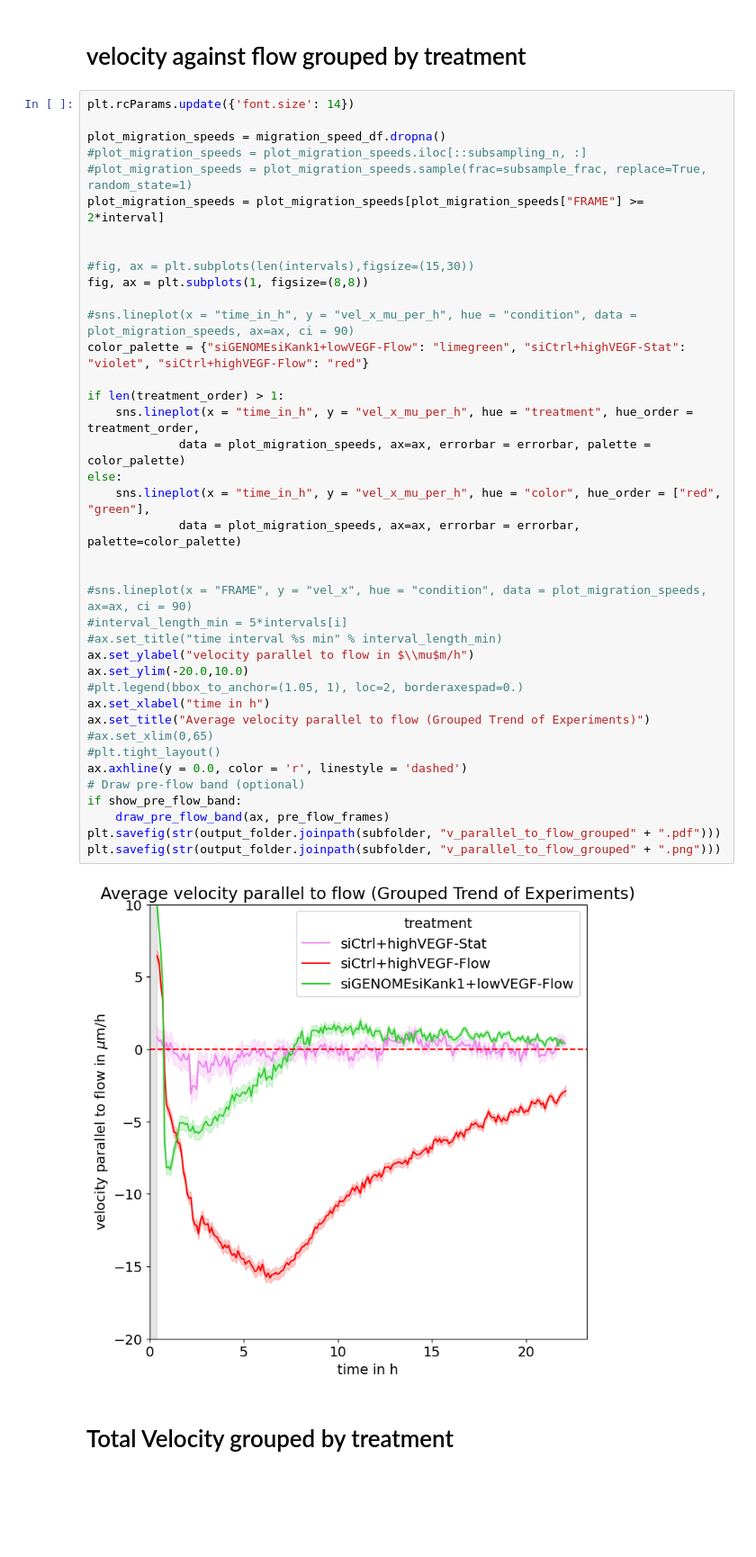
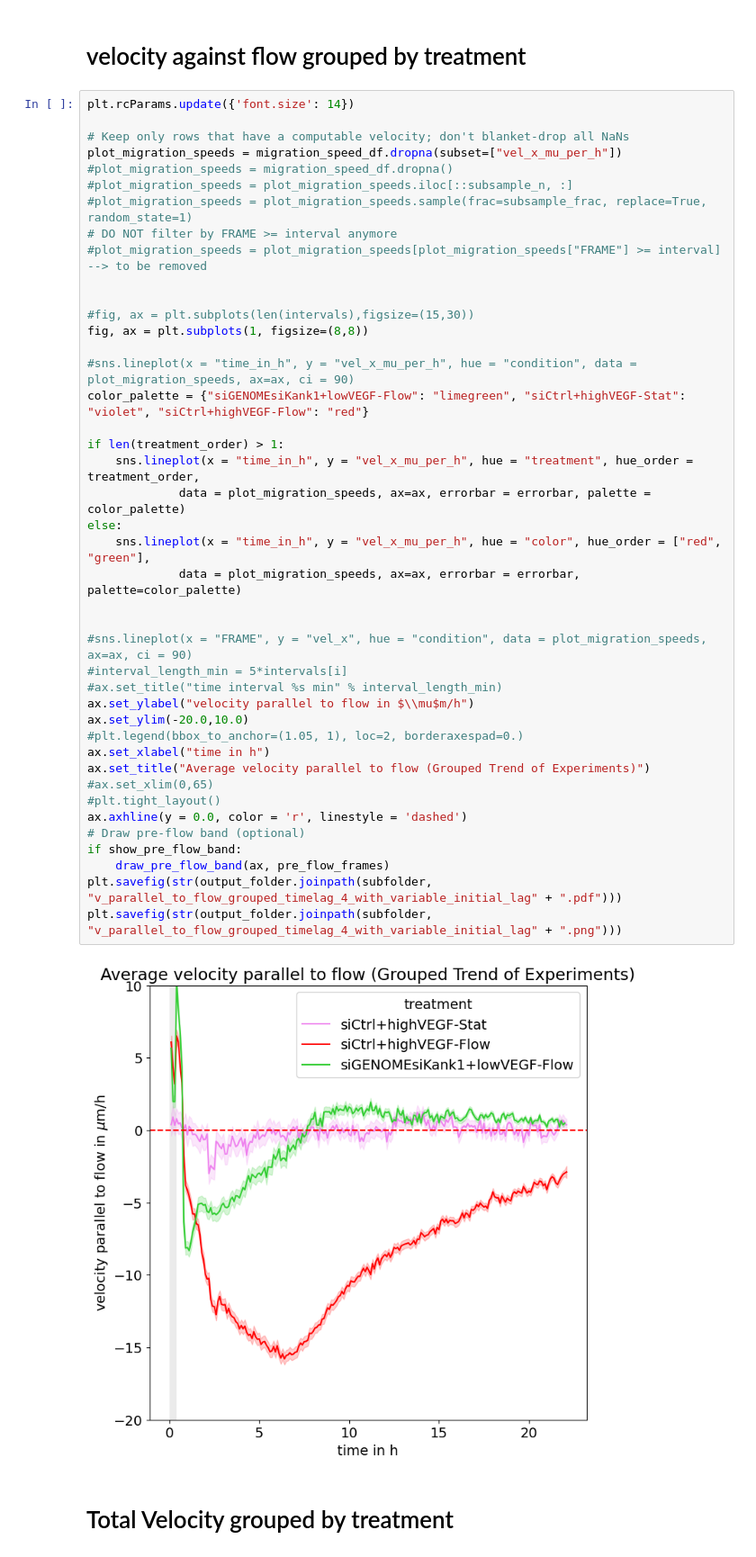
Before and after one commit to Phusiongreen/ec-tracking-analysis_2025, a Jupyter notebook: notebooks/06_Plot_Migration_Speeds.ipynb, the cells around one changed output. Shown at 90% size. Drawn from its saved outputs; the diff is of its cells as text; blank space fills up the shorter version.

Commit message:
WIP Refactor
Speeds: add variable initial lag, mask invalid dt, add time_from_start_h & lag_used; rm fillna(0) ok

```diff
--- a/notebooks/06_Plot_Migration_Speeds.ipynb
+++ b/notebooks/06_Plot_Migration_Speeds.ipynb
@@ -443,44 +448,47 @@ plot_migration_speeds (3422517, 20)
 # %%
 plt.rcParams.update({'font.size': 14})
 
-plot_migration_speeds = migration_speed_df.dropna()
-#plot_migration_speeds = plot_migration_speeds.iloc[::subsampling_n, :]
+# Keep only rows that have a computable velocity; don't blanket-drop all NaNs
+plot_migration_speeds = migration_speed_df.dropna(subset=["vel_x_mu_per_h"])
+#plot_migration_speeds = migration_speed_df.dropna()
+#plot_migration_speeds = plot_migration_speeds.iloc[::subsample_n, :]
 #plot_migration_speeds = plot_migration_speeds.sample(frac=subsample_frac, replace=True, random_state=1)
-plot_migration_speeds = plot_migration_speeds[plot_migration_speeds["FRAME"] >= 2*interval]
+# DO NOT filter by FRAME >= interval anymore
+#plot_migration_speeds = plot_migration_speeds[plot_migration_speeds["FRAME"] >= interval] --> to be removed
 
 
 #fig, ax = plt.subplots(len(intervals),figsize=(15,30))
 fig, ax = plt.subplots(1, figsize=(8,8))
 
 #sns.lineplot(x = "time_in_h", y = "vel_x_mu_per_h", hue = "condition", data = plot_migration_speeds, ax=ax, ci = 90)
 color_palette = {"siGENOMEsiKank1+lowVEGF-Flow": "limegreen", "siCtrl+highVEGF-Stat": "violet", "siCtrl+highVEGF-Flow": "red"}
 
 if len(treatment_order) > 1:
     sns.lineplot(x = "time_in_h", y = "vel_x_mu_per_h", hue = "treatment", hue_order = treatment_order,
              data = plot_migration_speeds, ax=ax, errorbar = errorbar, palette = color_palette)
 else:
     sns.lineplot(x = "time_in_h", y = "vel_x_mu_per_h", hue = "color", hue_order = ["red", "green"],
              data = plot_migration_speeds, ax=ax, errorbar = errorbar, palette=color_palette)
 
 
 #sns.lineplot(x = "FRAME", y = "vel_x", hue = "condition", data = plot_migration_speeds, ax=ax, ci = 90)
 #interval_length_min = 5*intervals[i]
 #ax.set_title("time interval %s min" % interval_length_min)
 ax.set_ylabel("velocity parallel to flow in $\\mu$m/h")
 ax.set_ylim(-20.0,10.0)
 #plt.legend(bbox_to_anchor=(1.05, 1), loc=2, borderaxespad=0.)
 ax.set_xlabel("time in h")
 ax.set_title("Average velocity parallel to flow (Grouped Trend of Experiments)")
 #ax.set_xlim(0,65)
 #plt.tight_layout()
 ax.axhline(y = 0.0, color = 'r', linestyle = 'dashed')
 # Draw pre-flow band (optional)
 if show_pre_flow_band:
     draw_pre_flow_band(ax, pre_flow_frames)
-plt.savefig(str(output_folder.joinpath(subfolder, "v_parallel_to_flow_grouped" + ".pdf")))
-plt.savefig(str(output_folder.joinpath(subfolder, "v_parallel_to_flow_grouped" + ".png")))
+plt.savefig(str(output_folder.joinpath(subfolder, "v_parallel_to_flow_grouped_timelag_4_with_variable_initial_lag" + ".pdf")))
+plt.savefig(str(output_folder.joinpath(subfolder, "v_parallel_to_flow_grouped_timelag_4_with_variable_initial_lag" + ".png")))
 # %% [output]
-[figure, old version]
+[figure, new version]
 # %% [markdown]
 # Total Velocity grouped by treatment
 # %%
```
Also changed, not shown: parts of 4 cells of this notebook, 1 other file.
